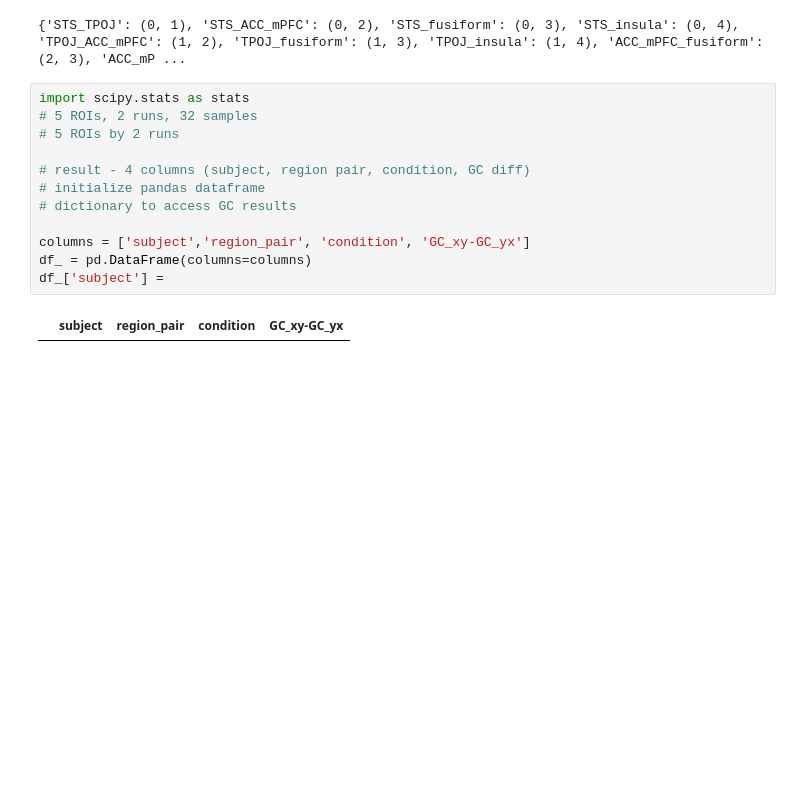
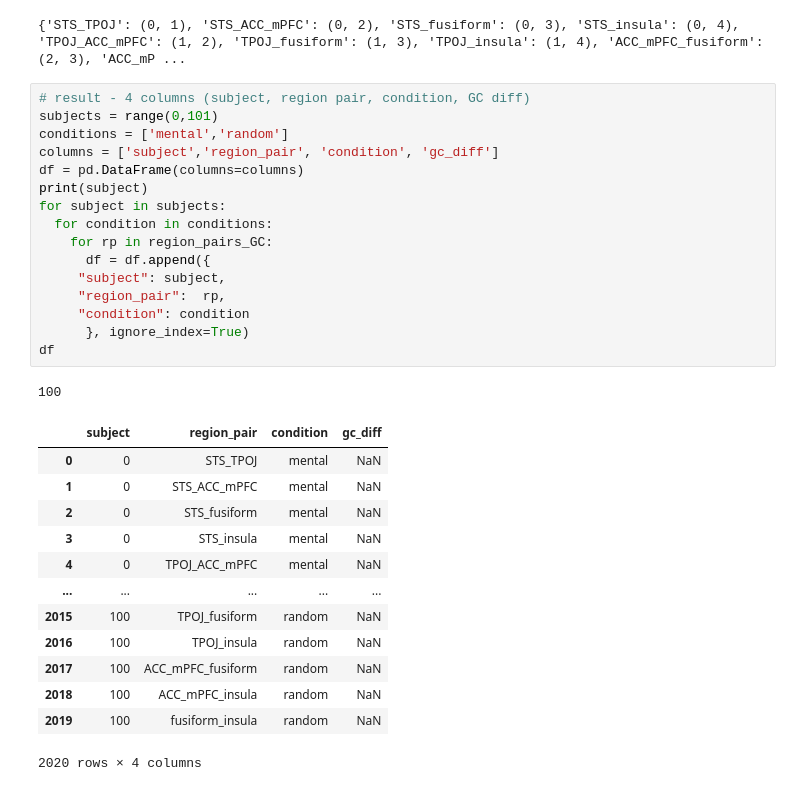
Before and after one commit to vss245/nma-code, a Jupyter notebook: hcp_fmri_analysis.ipynb, the cells around one changed output. Cells and saved outputs as stored; diff of their text form; blank space fills up the shorter version.

```diff
--- a/hcp_fmri_analysis.ipynb
+++ b/hcp_fmri_analysis.ipynb
@@ -426,17 +436,34 @@ for i in range(len(pairs)):
 print(region_pairs_GC)
 # %% [output]
 {'STS_TPOJ': (0, 1), 'STS_ACC_mPFC': (0, 2), 'STS_fusiform': (0, 3), 'STS_insula': (0, 4), 'TPOJ_ACC_mPFC': (1, 2), 'TPOJ_fusiform': (1, 3), 'TPOJ_insula': (1, 4), 'ACC_mPFC_fusiform': (2, 3), 'ACC_mP ...
-# %%
-import scipy.stats as stats
-# 5 ROIs, 2 runs, 32 samples
-# 5 ROIs by 2 runs
-
-# result - 4 columns (subject, region pair, condition, GC diff)
-# initialize pandas dataframe
-# dictionary to access GC results
-
-columns = ['subject','region_pair', 'condition', 'GC_xy-GC_yx']
-df_ = pd.DataFrame(columns=columns)
-df_['subject'] =
-# %% [output]
-|  | subject | region_pair | condition | GC_xy-GC_yx |
+# %%
+# result - 4 columns (subject, region pair, condition, GC diff)
+subjects = range(0,101)
+conditions = ['mental','random']
+columns = ['subject','region_pair', 'condition', 'gc_diff']
+df = pd.DataFrame(columns=columns)
+print(subject)
+for subject in subjects:
+  for condition in conditions:
+    for rp in region_pairs_GC:
+      df = df.append({
+     "subject": subject,
+     "region_pair":  rp,
+     "condition": condition
+      }, ignore_index=True)
+df
+# %% [output]
+100
+|  | subject | region_pair | condition | gc_diff |
+| 0 | 0 | STS_TPOJ | mental | NaN |
+| 1 | 0 | STS_ACC_mPFC | mental | NaN |
+| 2 | 0 | STS_fusiform | mental | NaN |
+| 3 | 0 | STS_insula | mental | NaN |
+| 4 | 0 | TPOJ_ACC_mPFC | mental | NaN |
+| ... | ... | ... | ... | ... |
+| 2015 | 100 | TPOJ_fusiform | random | NaN |
+| 2016 | 100 | TPOJ_insula | random | NaN |
+| 2017 | 100 | ACC_mPFC_fusiform | random | NaN |
+| 2018 | 100 | ACC_mPFC_insula | random | NaN |
+| 2019 | 100 | fusiform_insula | random | NaN |
+2020 rows × 4 columns
```
Also changed, not shown: parts of 9 cells of this notebook.
